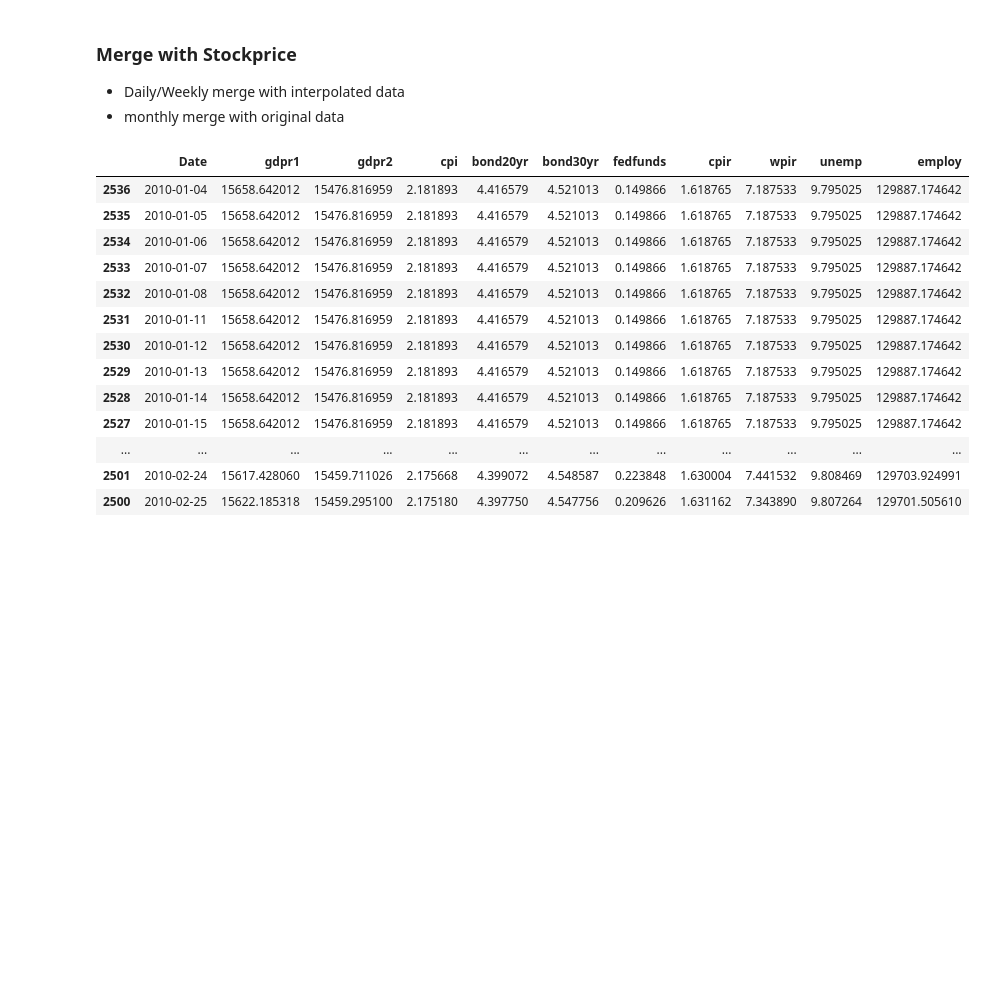
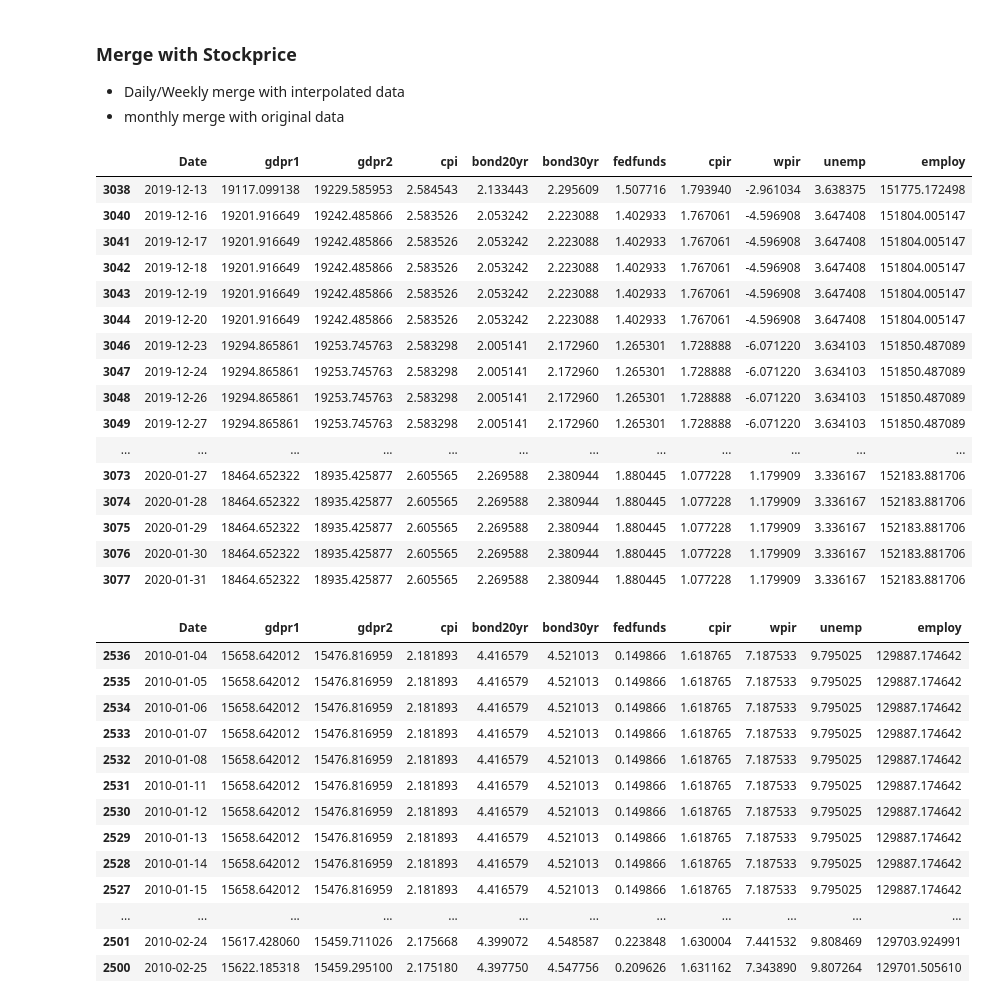
Before and after one commit to ElinorCheng/STA561, a Jupyter notebook: predictors/predictor_prep.ipynb, the cells around one changed output. Drawn from its saved outputs; the diff is of its cells as text; code cells hidden in the pictures; blank space fills up the shorter version.

```diff
--- a/predictors/predictor_prep.ipynb
+++ b/predictors/predictor_prep.ipynb
@@ -315,4 +313,37 @@ for stock in stock_list:
     stock_df.to_csv("Macro/Daily/"+stock+".csv",index=0)
+# %%
+stock_df = pd.read_csv("../encode_price/Daily/"+"AAPL"+".csv")
+stock_df.loc[:,'Date'] =[datetime.strptime(str,"%Y-%m-%d") for str in stock_df.loc[:,'Date']]
+stock_df = pd.merge(stock_df[['Date','adjusted_close']],macro_fft, on='Date',how='outer').sort_values(by='Date').reset_index(drop=True)
+stock_df.loc[:,macro_list] = stock_df.loc[:,macro_list].bfill()
+
+#stock_df.loc[stock_df.Date.isna(),'Date'] = stock_df.loc[stock_df.Date.isna(),'datadate']
+#stock_df = stock_df.sort_values(by='Date')
+##stock_df.rename(columns={"5. adjusted close":"adjusted_close"},inplace=True)
+#stock_df.loc[:,macro_list] = stock_df.loc[:,macro_list].bfill()
+#macro_bfill_daily[stock] = stock_df
+stock_df.dropna(subset=['adjusted_close'],inplace=True)
+stock_df.drop('adjusted_close',axis=1,inplace=True)
+
+stock_df.to_csv("Macro/Daily/"+stock+".csv",index=0)
+# %% [output]
+|  | Date | gdpr1 | gdpr2 | cpi | bond20yr | bond30yr | fedfunds | cpir | wpir | unemp | employ |
+| 3038 | 2019-12-13 | 19117.099138 | 19229.585953 | 2.584543 | 2.133443 | 2.295609 | 1.507716 | 1.793940 | -2.961034 | 3.638375 | 151775.172498 |
+| 3040 | 2019-12-16 | 19201.916649 | 19242.485866 | 2.583526 | 2.053242 | 2.223088 | 1.402933 | 1.767061 | -4.596908 | 3.647408 | 151804.005147 |
+| 3041 | 2019-12-17 | 19201.916649 | 19242.485866 | 2.583526 | 2.053242 | 2.223088 | 1.402933 | 1.767061 | -4.596908 | 3.647408 | 151804.005147 |
+| 3042 | 2019-12-18 | 19201.916649 | 19242.485866 | 2.583526 | 2.053242 | 2.223088 | 1.402933 | 1.767061 | -4.596908 | 3.647408 | 151804.005147 |
+| 3043 | 2019-12-19 | 19201.916649 | 19242.485866 | 2.583526 | 2.053242 | 2.223088 | 1.402933 | 1.767061 | -4.596908 | 3.647408 | 151804.005147 |
+| 3044 | 2019-12-20 | 19201.916649 | 19242.485866 | 2.583526 | 2.053242 | 2.223088 | 1.402933 | 1.767061 | -4.596908 | 3.647408 | 151804.005147 |
+| 3046 | 2019-12-23 | 19294.865861 | 19253.745763 | 2.583298 | 2.005141 | 2.172960 | 1.265301 | 1.728888 | -6.071220 | 3.634103 | 151850.487089 |
+| 3047 | 2019-12-24 | 19294.865861 | 19253.745763 | 2.583298 | 2.005141 | 2.172960 | 1.265301 | 1.728888 | -6.071220 | 3.634103 | 151850.487089 |
+| 3048 | 2019-12-26 | 19294.865861 | 19253.745763 | 2.583298 | 2.005141 | 2.172960 | 1.265301 | 1.728888 | -6.071220 | 3.634103 | 151850.487089 |
+| 3049 | 2019-12-27 | 19294.865861 | 19253.745763 | 2.583298 | 2.005141 | 2.172960 | 1.265301 | 1.728888 | -6.071220 | 3.634103 | 151850.487089 |
+| ... | ... | ... | ... | ... | ... | ... | ... | ... | ... | ... | ... |
+| 3073 | 2020-01-27 | 18464.652322 | 18935.425877 | 2.605565 | 2.269588 | 2.380944 | 1.880445 | 1.077228 | 1.179909 | 3.336167 | 152183.881706 |
+| 3074 | 2020-01-28 | 18464.652322 | 18935.425877 | 2.605565 | 2.269588 | 2.380944 | 1.880445 | 1.077228 | 1.179909 | 3.336167 | 152183.881706 |
+| 3075 | 2020-01-29 | 18464.652322 | 18935.425877 | 2.605565 | 2.269588 | 2.380944 | 1.880445 | 1.077228 | 1.179909 | 3.336167 | 152183.881706 |
+| 3076 | 2020-01-30 | 18464.652322 | 18935.425877 | 2.605565 | 2.269588 | 2.380944 | 1.880445 | 1.077228 | 1.179909 | 3.336167 | 152183.881706 |
+| 3077 | 2020-01-31 | 18464.652322 | 18935.425877 | 2.605565 | 2.269588 | 2.380944 | 1.880445 | 1.077228 | 1.179909 | 3.336167 | 152183.881706 |
 # %%
 macro_bfill_daily['AAPL'].head(40)
 # %% [output]
```
Also changed, not shown: parts of 9 cells of this notebook, 21 other files.
